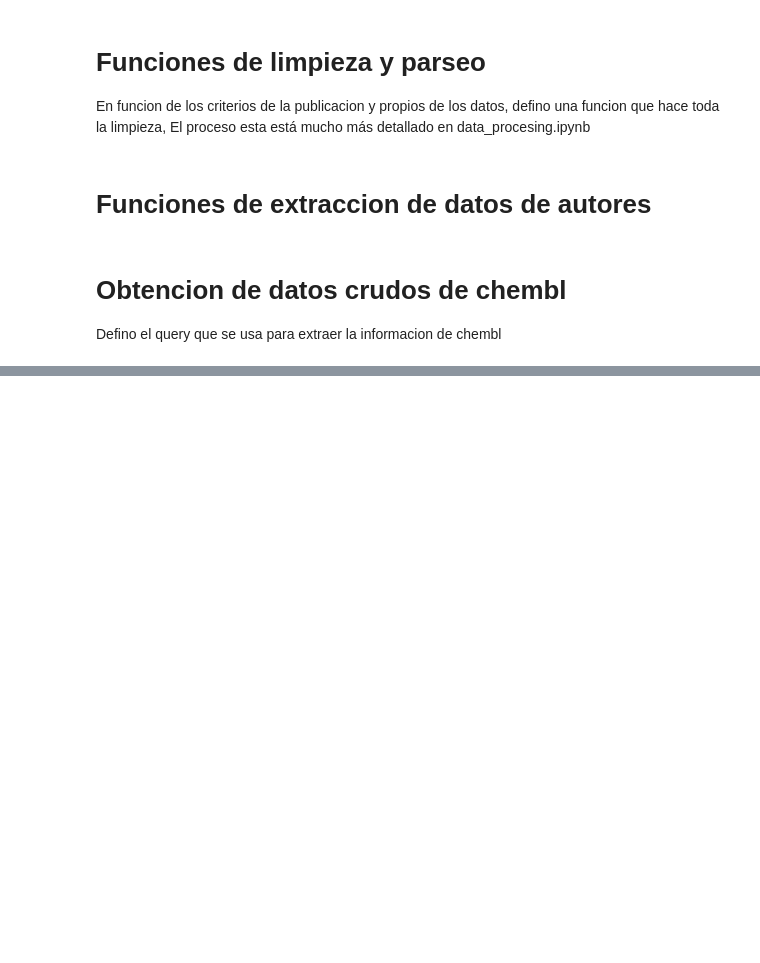
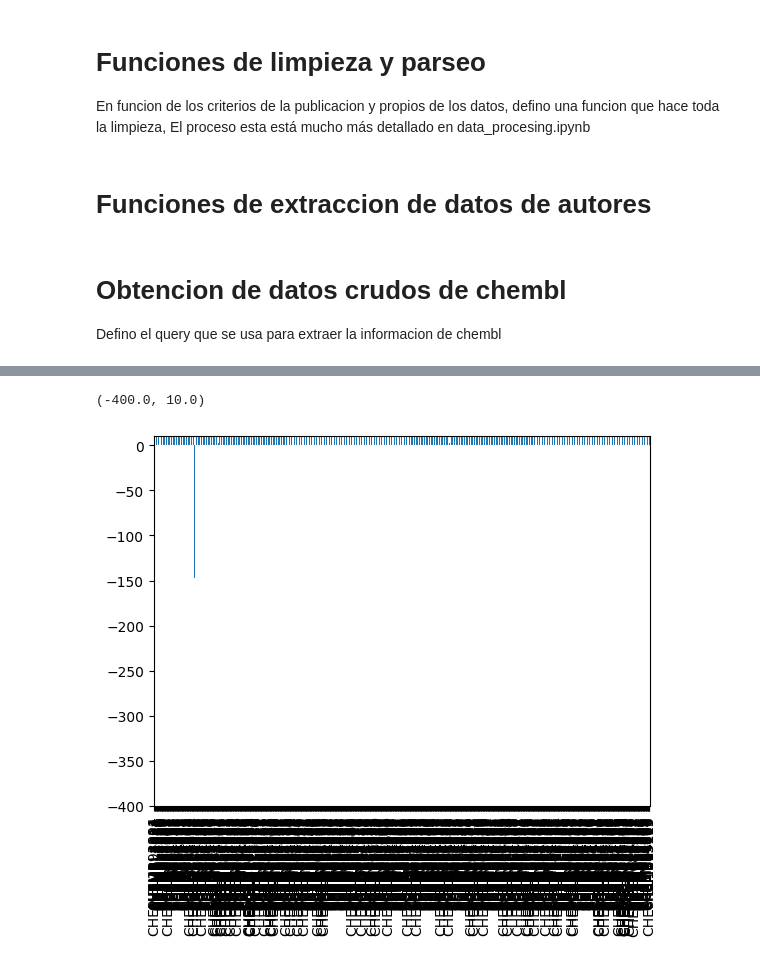
Before and after one commit to trypanosomatics/DEEPScreen, a Jupyter notebook: data_procesing_filter/data_procesing_check.ipynb, the cells around one changed output, grey strips where cells are left out. Drawn from its saved outputs; the diff is of its cells as text; code cells hidden in the pictures; blank space fills up the shorter version.

```diff
--- a/data_procesing_filter/data_procesing_check.ipynb
+++ b/data_procesing_filter/data_procesing_check.ipynb
@@ -215,0 +227,5 @@ Entries previous relation type conflict cleaning 762742
+# %%
+import os
+targets_autores_archivos = os.listdir('/home/sebastian-wsl/DEEPScreen/data_procesing_filter/data_autores')
+# %%
+targets_autores = [i[:i.find('.pickle')] for i in targets_autores_archivos]
@@ -215,0 +324,22 @@ Entries previous relation type conflict cleaning 762742
+# %%
+def binary_biactivity(df):
+    def step_func_bioactivity(row):
+        relation = row['relation']
+        bioactivity = row['bioactivity']
+
+        if relation in ('=','<') and bioactivity <= 10000:
+            return 1
+
+        elif relation in ('=','>') and bioactivity >= 20000:
+            return 0
+
+        else:
+            return 'mal'
+
+    df['binary_bioactivity'] = df.apply(step_func_bioactivity,axis=1)
+    df = df[df.binary_bioactivity != 'mal']
+    return df
+
+df_raw = binary_biactivity(df_raw)
+# %%
+balance_pos, target_aus = balance_compuestos(df_raw)
@@ -215,0 +364,7 @@ Entries previous relation type conflict cleaning 762742
+# %%
+plot = balance_pos.plot(kind='bar')
+
+plot.set_ylim([-400,10])
+# %% [output]
+(-400.0, 10.0)
+[figure, added]
```
Also changed, not shown: parts of 60 cells of this notebook, 11 other files.
